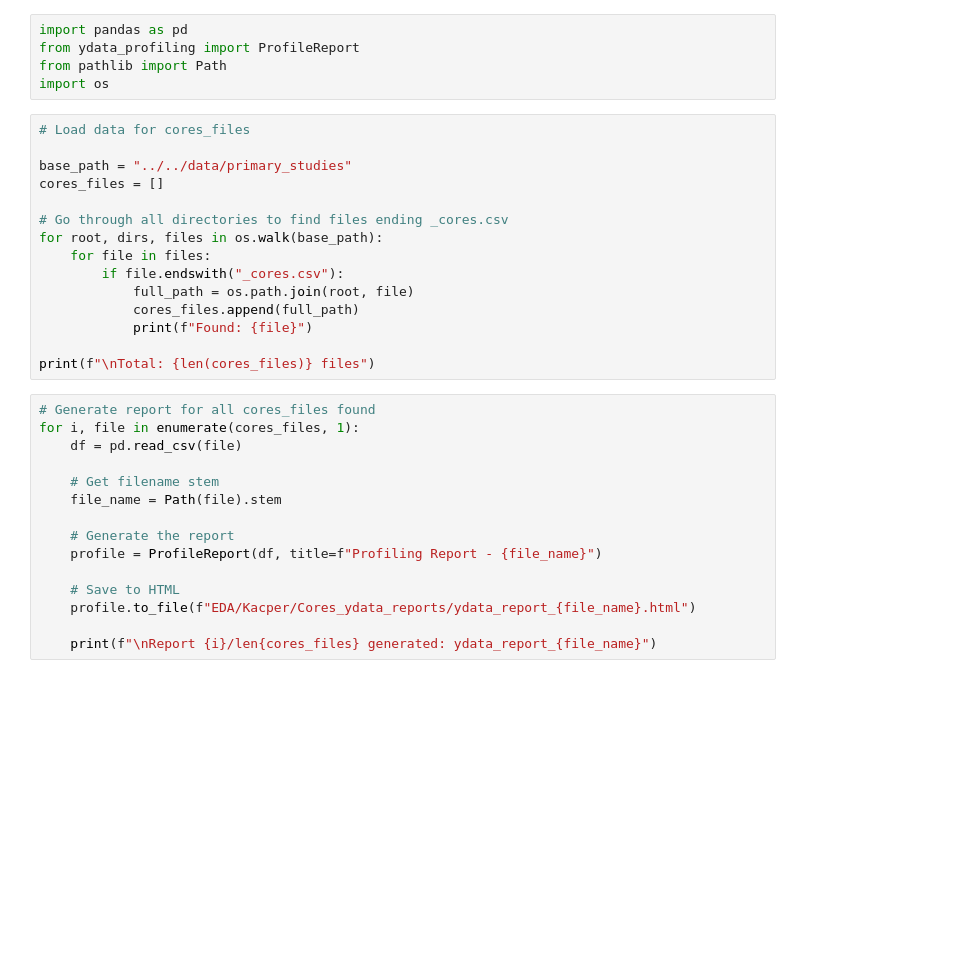
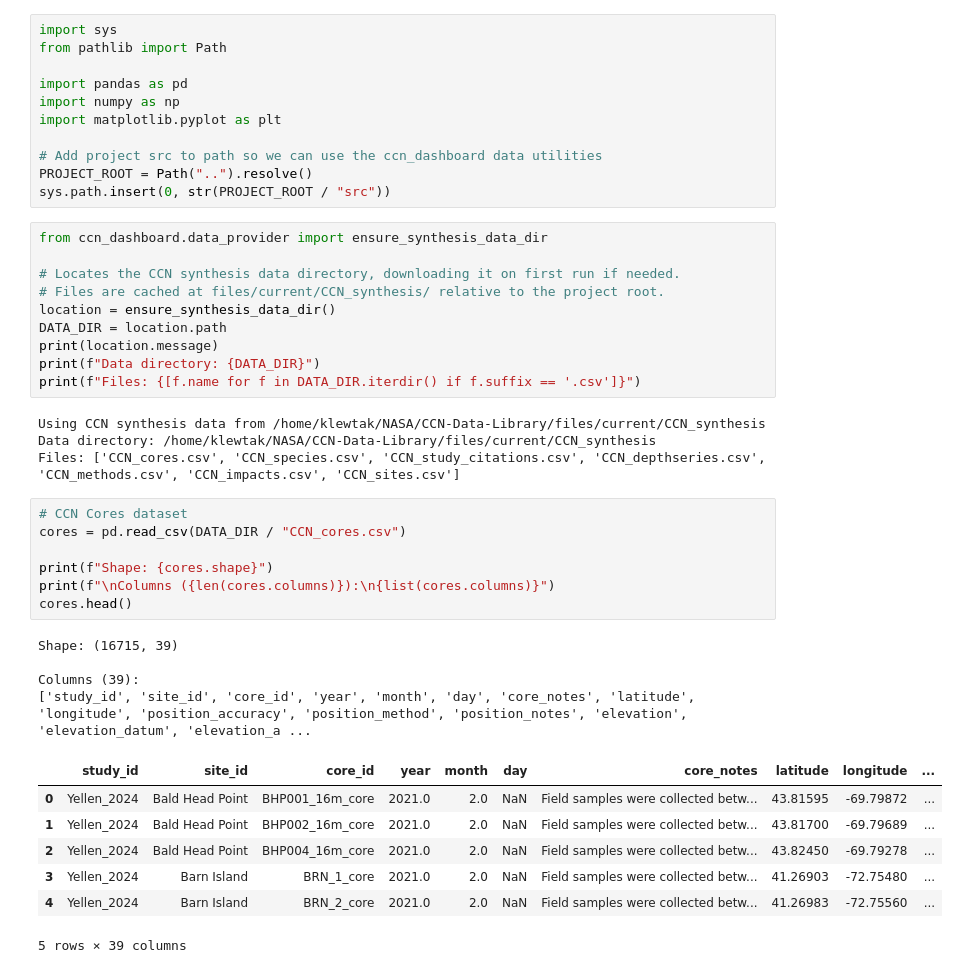
Before and after one commit to kaclewtak/CCN-Data-Library, a Jupyter notebook: EDA/exploration.ipynb, the cells around one changed output. Saved outputs shown, nothing was run; the diff lists cells and outputs as text; blank space fills up the shorter version.

```diff
--- a/EDA/exploration.ipynb
+++ b/EDA/exploration.ipynb
@@ -1,36 +1,45 @@
 # %%
+import sys
+from pathlib import Path
+
 import pandas as pd
-from ydata_profiling import ProfileReport
-from pathlib import Path
-import os
+import numpy as np
+import matplotlib.pyplot as plt
+
+# Add project src to path so we can use the ccn_dashboard data utilities
+PROJECT_ROOT = Path("..").resolve()
+sys.path.insert(0, str(PROJECT_ROOT / "src"))
 # %%
-# Load data for cores_files
+from ccn_dashboard.data_provider import ensure_synthesis_data_dir
 
-base_path = "../../data/primary_studies"
-cores_files = []
-
-# Go through all directories to find files ending _cores.csv
-for root, dirs, files in os.walk(base_path):
-    for file in files:
-        if file.endswith("_cores.csv"):
-            full_path = os.path.join(root, file)
-            cores_files.append(full_path)
-            print(f"Found: {file}")
-
-print(f"\nTotal: {len(cores_files)} files")
+# Locates the CCN synthesis data directory, downloading it on first run if needed.
+# Files are cached at files/current/CCN_synthesis/ relative to the project root.
+location = ensure_synthesis_data_dir()
+DATA_DIR = location.path
+print(location.message)
+print(f"Data directory: {DATA_DIR}")
+print(f"Files: {[f.name for f in DATA_DIR.iterdir() if f.suffix == '.csv']}")
+# %% [output]
+Using CCN synthesis data from /home/klewtak/NASA/CCN-Data-Library/files/current/CCN_synthesis
+Data directory: /home/klewtak/NASA/CCN-Data-Library/files/current/CCN_synthesis
+Files: ['CCN_cores.csv', 'CCN_species.csv', 'CCN_study_citations.csv', 'CCN_depthseries.csv', 'CCN_methods.csv', 'CCN_impacts.csv', 'CCN_sites.csv']
 # %%
-# Generate report for all cores_files found
-for i, file in enumerate(cores_files, 1):
-    df = pd.read_csv(file)
+# CCN Cores dataset
+cores = pd.read_csv(DATA_DIR / "CCN_cores.csv")
 
-    # Get filename stem
-    file_name = Path(file).stem
-
-    # Generate the report
-    profile = ProfileReport(df, title=f"Profiling Report - {file_name}")
-
-    # Save to HTML
-    profile.to_file(f"EDA/Kacper/Cores_ydata_reports/ydata_report_{file_name}.html")
-
-    print(f"\nReport {i}/len{cores_files} generated: ydata_report_{file_name}")
+print(f"Shape: {cores.shape}")
+print(f"\nColumns ({len(cores.columns)}):\n{list(cores.columns)}")
+cores.head()
+# %% [output]
+Shape: (16715, 39)
+
+Columns (39):
+['study_id', 'site_id', 'core_id', 'year', 'month', 'day', 'core_notes', 'latitude', 'longitude', 'position_accuracy', 'position_method', 'position_notes', 'elevation', 'elevation_datum', 'elevation_a ...
+|  | study_id | site_id | core_id | year | month | day | core_notes | latitude | longitude | ... |
+| 0 | Yellen_2024 | Bald Head Point | BHP001_16m_core | 2021.0 | 2.0 | NaN | Field samples were collected betw... | 43.81595 | -69.79872 | ... |
+| 1 | Yellen_2024 | Bald Head Point | BHP002_16m_core | 2021.0 | 2.0 | NaN | Field samples were collected betw... | 43.81700 | -69.79689 | ... |
+| 2 | Yellen_2024 | Bald Head Point | BHP004_16m_core | 2021.0 | 2.0 | NaN | Field samples were collected betw... | 43.82450 | -69.79278 | ... |
+| 3 | Yellen_2024 | Barn Island | BRN_1_core | 2021.0 | 2.0 | NaN | Field samples were collected betw... | 41.26903 | -72.75480 | ... |
+| 4 | Yellen_2024 | Barn Island | BRN_2_core | 2021.0 | 2.0 | NaN | Field samples were collected betw... | 41.26983 | -72.75560 | ... |
+5 rows × 39 columns
 # %%
```
Also changed, not shown: parts of 9 cells of this notebook, 1 other file.
